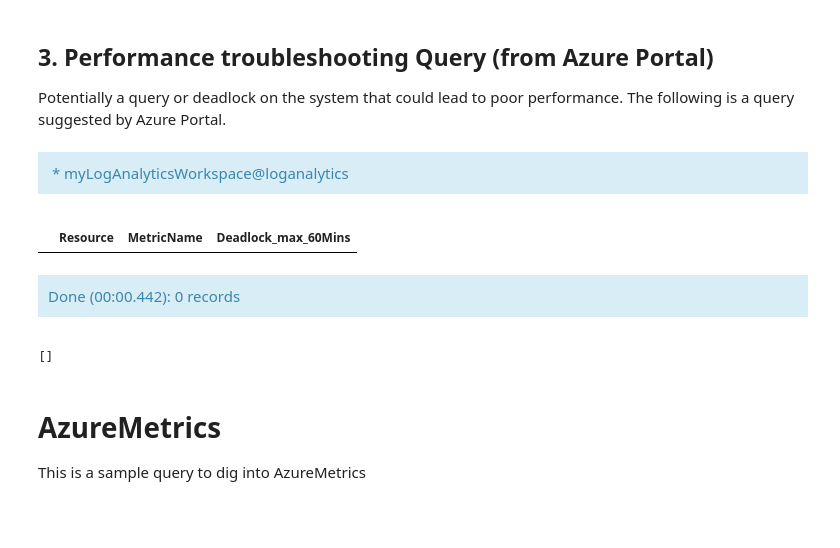
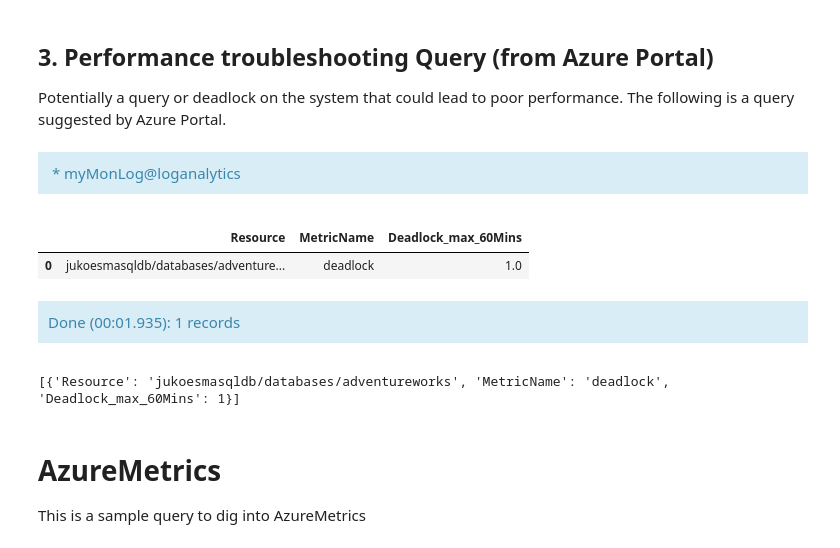
Before and after one commit to MsSQLGirl/jubilant-data-wizards, a Jupyter notebook: Simple Demo/Parameterization/SQLDBLog/AzureSQLLogsAndMetricsWithLogAnalytics.ipynb, the cells around one changed output. Cells and saved outputs as stored; diff of their text form; code cells hidden in the pictures; blank space fills up the shorter version.

```diff
--- a/Simple Demo/Parameterization/SQLDBLog/AzureSQLLogsAndMetricsWithLogAnalytics.ipynb
+++ b/Simple Demo/Parameterization/SQLDBLog/AzureSQLLogsAndMetricsWithLogAnalytics.ipynb
@@ -88,16 +89,17 @@ Potentially a query or deadlock on the system that could lead to poor performanc
 # %%
 %%kql
 AzureMetrics
 | where ResourceProvider == "MICROSOFT.SQL"
-| where TimeGenerated >=ago(60min)
+| where TimeGenerated >=ago(112d)
 | where MetricName in ('deadlock')
 | parse _ResourceId with * "/microsoft.sql/servers/" Resource // subtract Resource name for _ResourceId
 | summarize Deadlock_max_60Mins = max(Maximum) by Resource, MetricName
 # %% [output]
-* myLogAnalyticsWorkspace@loganalytics
+* myMonLog@loganalytics
 |  | Resource | MetricName | Deadlock_max_60Mins |
+| 0 | jukoesmasqldb/databases/adventure... | deadlock | 1.0 |
-Done (00:00.442): 0 records
+Done (00:01.935): 1 records
-[]
+[{'Resource': 'jukoesmasqldb/databases/adventureworks', 'MetricName': 'deadlock', 'Deadlock_max_60Mins': 1}]
 # %% [markdown]
 # AzureMetrics
 
```
Also changed, not shown: parts of 14 cells of this notebook.
